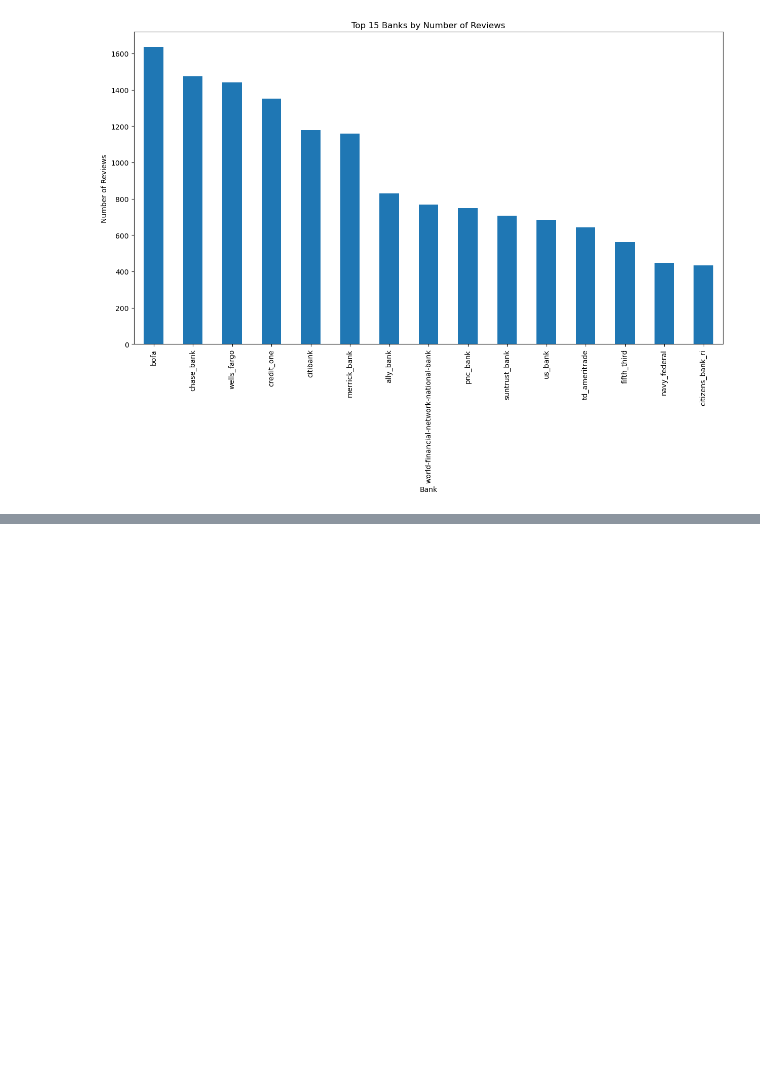
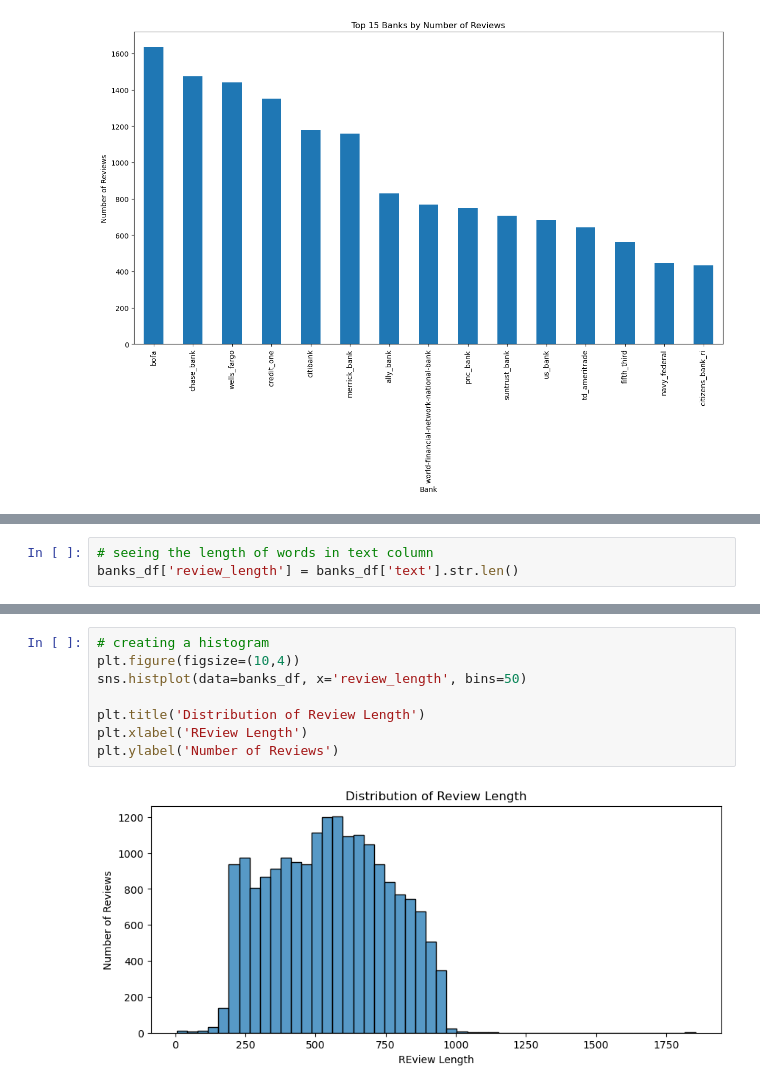
Before and after one commit to ranjansinghds/Bank-Customer-Review-Sentiment-Analysis-Project, a Jupyter notebook: Bank_Customer_Review_Department_Project.ipynb, the cells around one changed output, grey strips where cells are left out. Cells and saved outputs as stored; diff of their text form; blank space fills up the shorter version.

```diff
--- a/Bank_Customer_Review_Department_Project.ipynb
+++ b/Bank_Customer_Review_Department_Project.ipynb
@@ -208,0 +208,3 @@ plt.show()
+# %%
+# seeing the length of words in text column
+banks_df['review_length'] = banks_df['text'].str.len()
@@ -208,0 +221,10 @@ plt.show()
+# %%
+# creating a histogram
+plt.figure(figsize=(10,4))
+sns.histplot(data=banks_df, x='review_length', bins=50)
+
+plt.title('Distribution of Review Length')
+plt.xlabel('REview Length')
+plt.ylabel('Number of Reviews')
+# %% [output]
+[figure, added]
```
Also changed, not shown: parts of 29 cells of this notebook, 2 other files.
